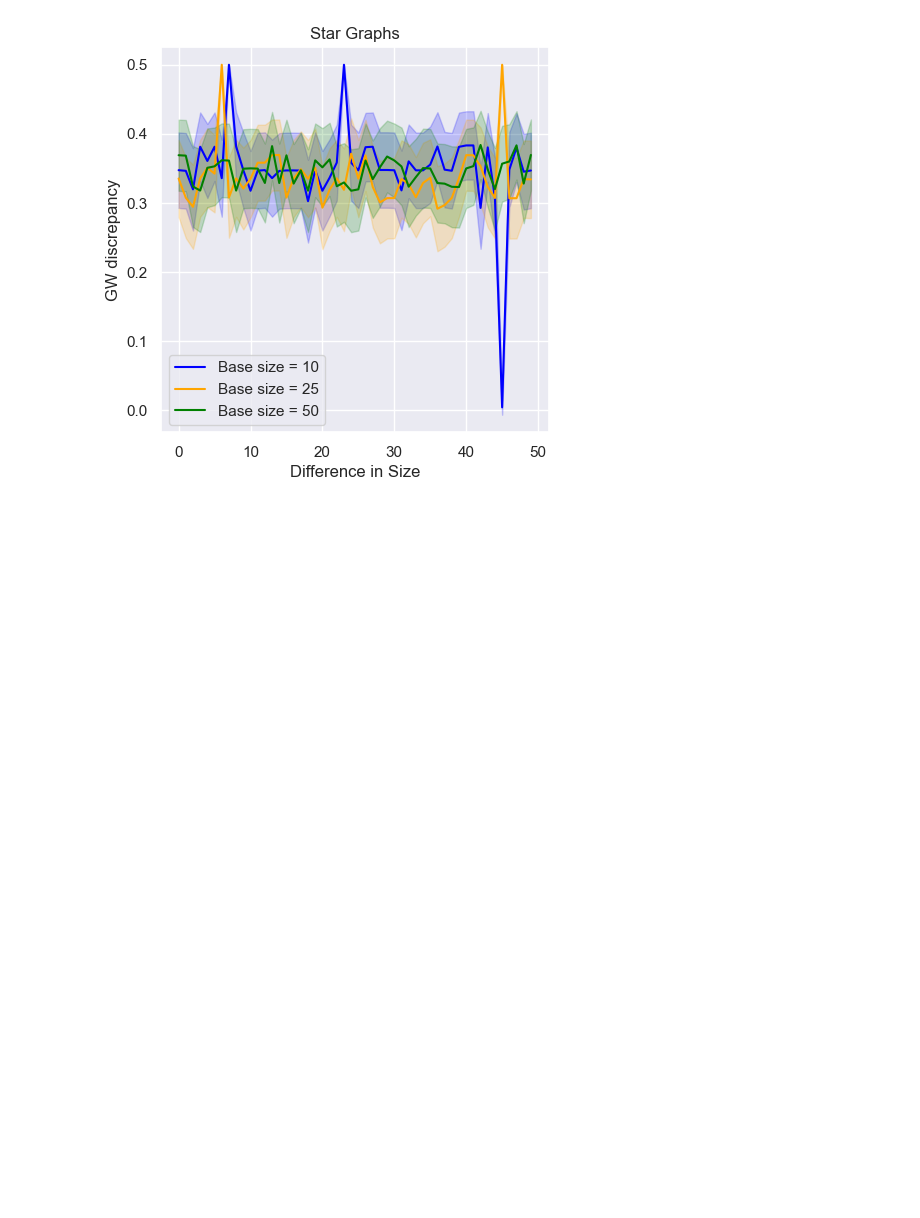
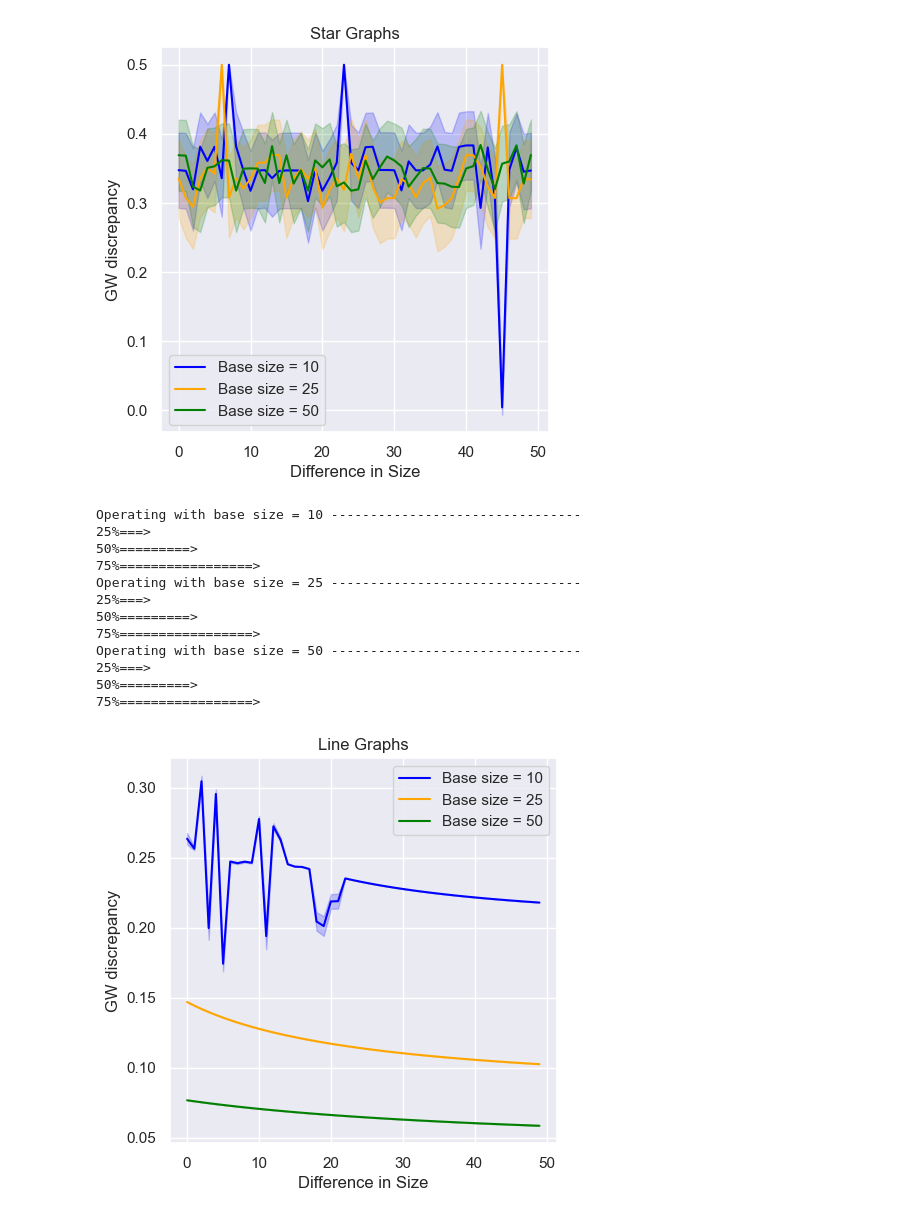
Before and after one commit to KataTech/Relational-Factorization-Model, a Jupyter notebook: notebooks/gwd_growth.ipynb, the cells around one changed output. Drawn from its saved outputs; the diff is of its cells as text; code cells hidden in the pictures; blank space fills up the shorter version.

Commit message:
Uploading line graph experiment

```diff
--- a/notebooks/gwd_growth.ipynb
+++ b/notebooks/gwd_growth.ipynb
@@ -132,3 +132,20 @@ Operating with base size = 50 --------------------------------
 50%=========>
 75%=================>
 [figure]
+# %%
+OT_DICT['beta'] = 0.1
+gwf_diff_experiment(Gen.gen_line_graph, "Line Graphs", BASE_SIZES, NUM_EXP, COLORS, verbose=True)
+# %% [output]
+Operating with base size = 10 --------------------------------
+25%===>
+50%=========>
+75%=================>
+Operating with base size = 25 --------------------------------
+25%===>
+50%=========>
+75%=================>
+Operating with base size = 50 --------------------------------
+25%===>
+50%=========>
+75%=================>
+[figure, added]
```
